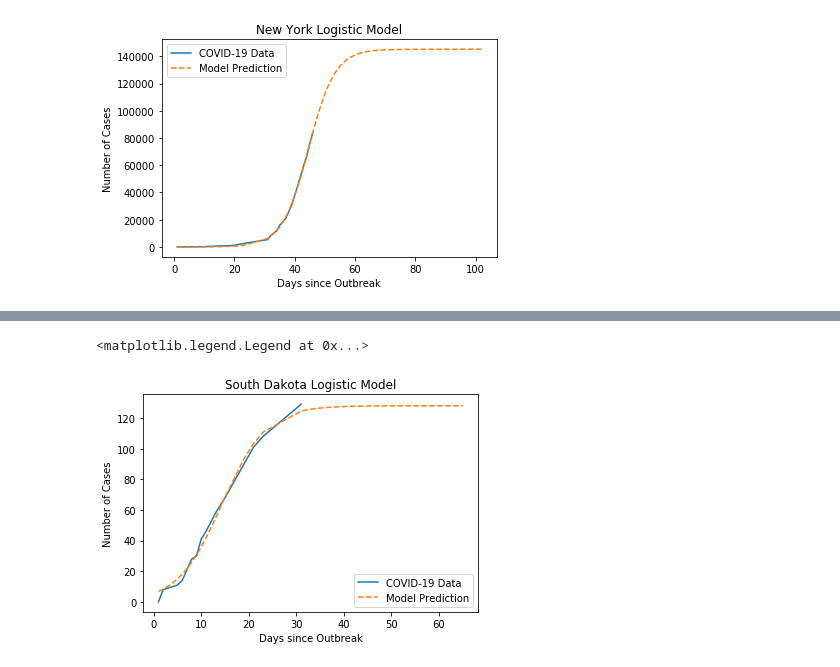
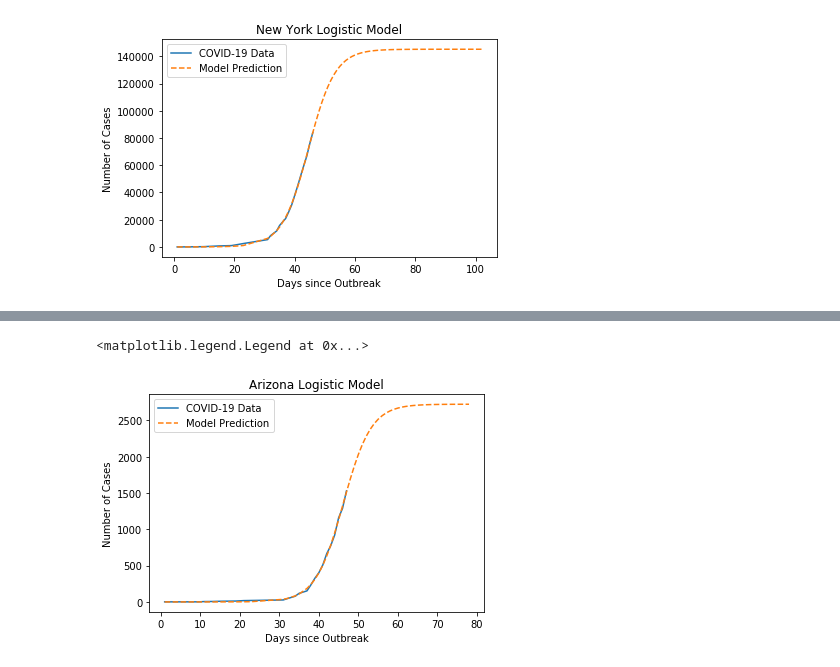
Before and after one commit to miholjcicmarko/COMP5360Project, a Jupyter notebook: python_journals/models.ipynb, the cells around one changed output, grey strips where cells are left out. Cells and saved outputs as stored; diff of their text form; code cells hidden in the pictures.

Commit message:
Changed and added states in logar models + made a linear regressions for the states

```diff
--- a/python_journals/models.ipynb
+++ b/python_journals/models.ipynb
@@ -1148,8 +1266,11 @@ params = fit[0]
 v = params[0]
 t = params[1]
 c = params[2]
-
-stateinf.append(math.ceil(c))
+print(v)
+print(t)
+print(c)
+infcases=Cases[int(t)-15]
+state_inf.append(math.ceil(infcases))
 
 import math
 finishday = t
@@ -1291,7 +1422,11 @@ v = params[0]
 t = params[1]
 c = params[2]
 
-stateinf.append(math.ceil(c))
+print(v)
+print(t)
+print(c)
+infcases=Cases[-1]
+state_inf.append(math.ceil(infcases))
 
 import math
 finishday = t
@@ -1362,7 +1500,11 @@ v = params[0]
 t = params[1]
 c = params[2]
 
-stateinf.append(math.ceil(c))
+print(v)
+print(t)
+print(c)
+infcases=Cases[-1]
+state_inf.append(math.ceil(infcases))
 
 import math
 finishday = t
@@ -1467,20 +1696,20 @@ Dates = df.groupby("Last Update")
 df1 = Dates.count()
 
 Dates = list(df1.index.values)
-SD = df[df["Province/State"] == 'SD']
-dSD = SD.groupby("Last Update")
-dSD = dSD.sum()
-dSD = list(dSD["Confirmed"].values)
+AZ = df[df["Province/State"] == 'AZ']
+dAZ = AZ.groupby("Last Update")
+dAZ = dAZ.sum()
+dAZ= list(dAZ["Confirmed"].values)
 
-length = len(dSD)
+length = len(dAZ)
 dfDate = pd.DataFrame(Dates[0:length])
 
-SDCases = pd.DataFrame({"South Dakota": dSD})
-SDCases = pd.concat([dfDate,SDCases], axis=1, sort = False)
-SDCases = SDCases.rename(columns={0: "Date"})
+WICases = pd.DataFrame({"Arizona": dAZ})
+WICases = pd.concat([dfDate,WICases], axis=1, sort = False)
+WICases = WICases.rename(columns={0: "Date"})
 
 FMT = '%m/%d/%Y'
-days = SDCases['Date']
+days = WICases['Date']
 numday = []
 
 from datetime import datetime
@@ -1490,7 +1719,7 @@ for a in days:
     numday.append(z)
 
 Day = numday
-Cases = list(SDCases.iloc[:,1])
+Cases = list(WICases.iloc[:,1])
 
 plt.plot(Day, Cases, label="COVID-19 Data")
 
@@ -1503,8 +1732,11 @@ params = fit[0]
 v = params[0]
 t = params[1]
 c = params[2]
-
-stateinf.append(math.ceil(c))
+print(v)
+print(t)
+print(c)
+infcases=Cases[-1]
+state_inf.append(math.ceil(infcases))
 
 import math
 finishday = t
@@ -1524,7 +1756,7 @@ pred_x = list(range(max(Day),sol))
 
 Pred = [LogisticModel(i,v,t,c) for i in Day+pred_x]
 plt.plot(Day+pred_x, Pred, label="Model Prediction", linestyle="dashed")
-plt.title("South Dakota Logistic Model")
+plt.title("Arizona Logistic Model")
 plt.xlabel("Days since Outbreak"); plt.ylabel("Number of Cases")
 plt.legend()
 # %% [output]
@@ -1533,5 +1768,5 @@ End of the Infection: 2020-05-16 00:00:00
 <matplotlib.legend.Legend at 0x...>
-[figure, old version]
+[figure, new version]
 # %%
 from datetime import datetime
 Dates = df.groupby("Last Update")
```
Also changed, not shown: parts of 40 cells of this notebook, 1 other file.
